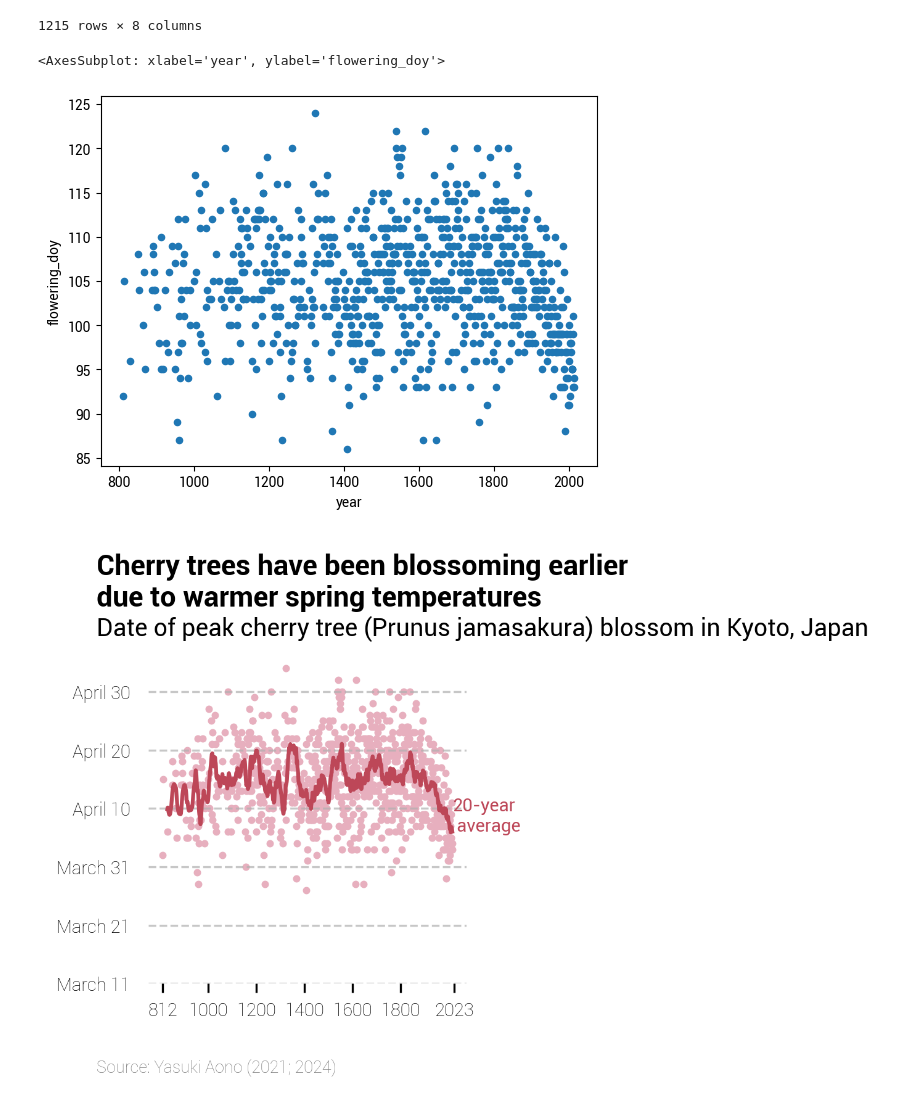
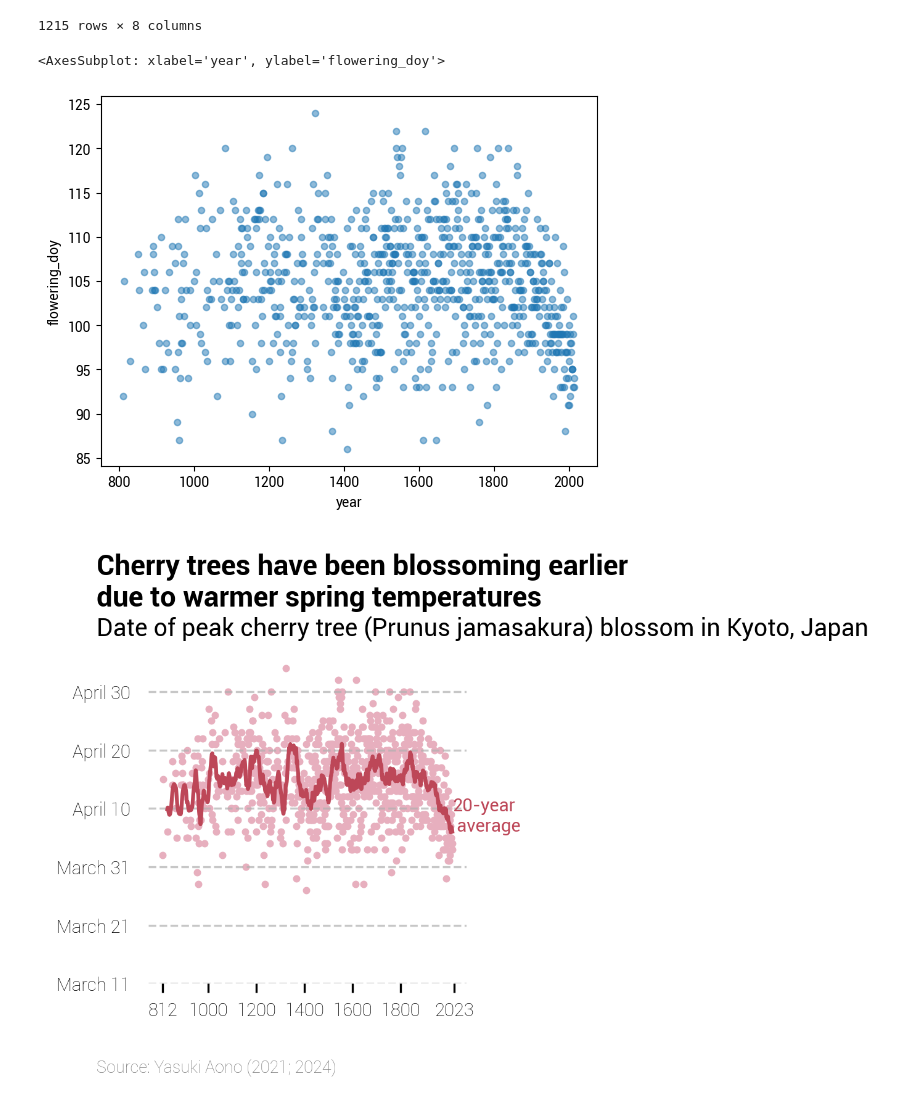
Before and after one commit to mattharrison/CS65, a Jupyter notebook: 4_Visualization.ipynb, the cells around one changed output. Drawn from its saved outputs; the diff is of its cells as text; code cells hidden in the pictures.

```diff
--- a/4_Visualization.ipynb
+++ b/4_Visualization.ipynb
@@ -332,11 +315,11 @@ tweak_cherry(cherry_raw)
 1215 rows × 8 columns
 # %%
 (tweak_cherry(cherry_raw)
- .plot(x='year', y='flowering_doy', kind='scatter')
+ .plot(x='year', y='flowering_doy', kind='scatter', alpha=.5)
 )
 # %% [output]
 <AxesSubplot: xlabel='year', ylabel='flowering_doy'>
-[figure, old version]
+[figure, new version]
 # %%
 import matplotlib.pyplot as plt
 
```
Also changed, not shown: parts of 6 cells of this notebook.
